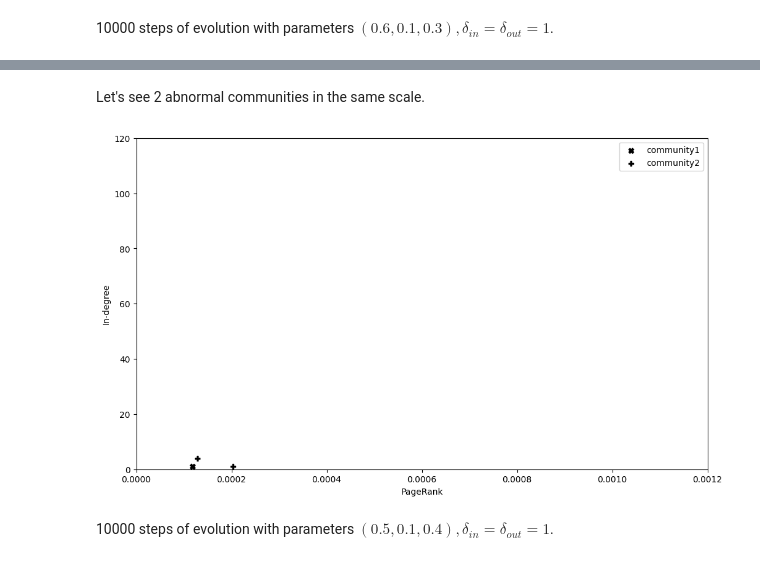
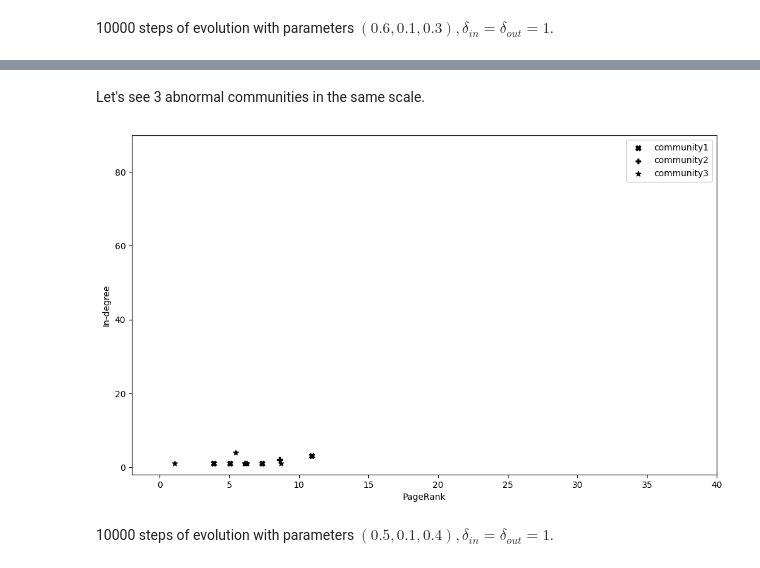
Before and after one commit to oopne/Anomaly-Detection-And-Evolving-Graphs, a Jupyter notebook: gpdc_communities.ipynb, the cells around one changed output, grey strips where cells are left out. Cells and saved outputs as stored; diff of their text form; code cells hidden in the pictures.

```diff
--- a/gpdc_communities.ipynb
+++ b/gpdc_communities.ipynb
@@ -42,8 +42,8 @@ class GPDCCommunities:
         train_embeddings = embeddings[self.base_community]
         test_embeddings = embeddings[test_nodes]
 
-        train_embeddings = scaler.fit_transform(train_embeddings)
-        test_embeddings = scaler.transform(test_embeddings)
+        # train_embeddings = scaler.fit_transform(train_embeddings)
+        # test_embeddings = scaler.transform(test_embeddings)
         model = DiscreteGPDC(**self.gpdc_kwargs).fit(train_embeddings)
 
         test_results = model.predict(test_embeddings)
@@ -231,25 +236,25 @@ plt.show()
 # %% [markdown]
-Let's see 2 abnormal communities in the same scale.
+Let's see 3 abnormal communities in the same scale.
 # %%
 data = detector.embeddings.to_numpy()
 
 plt.figure(figsize=(12, 7))
 
 plt.xlabel('PageRank')
 plt.ylabel('In-degree')
 
 for i, community in enumerate(communities):
     inds = list(community)
     if i > 0:
         plt.scatter(x=data[inds, 0], y=data[inds, 1], color='black', alpha=alphas[i], marker=markers[i], label=labels[i])
 
-plt.xlim((0, 0.0012))
-plt.ylim((0, 120))
+plt.xlim((-2, 40))
+plt.ylim((-2, 90))
 
 plt.legend()
 plt.show()
 # %% [output]
-[figure, old version]
+[figure, new version]
 # %% [markdown]
 10000 steps of evolution with parameters $(0.5, 0.1, 0.4), \delta_{in} = \delta_{out} = 1$.
 # %%
```
Also changed, not shown: parts of 20 cells of this notebook, 2 other files.
